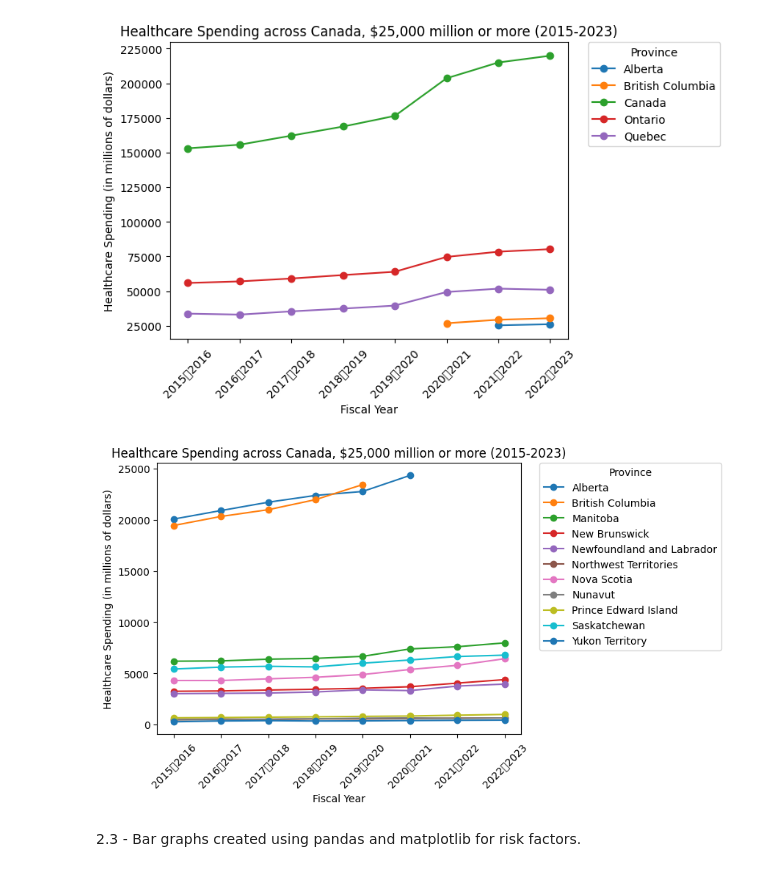
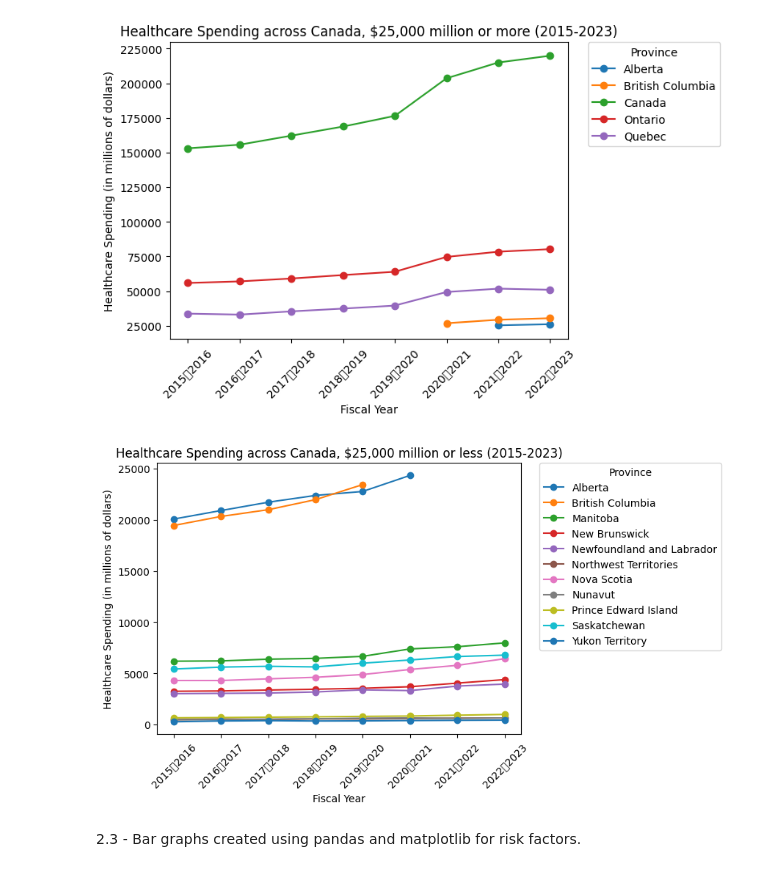
Before and after one commit to MuskanNarwal/Group-Project-3, a Jupyter notebook: CleaningandVisualizations/cleaningandvisualizations.ipynb, the cells around one changed output. Cells and saved outputs as stored; diff of their text form; code cells hidden in the pictures.

```diff
--- a/CleaningandVisualizations/cleaningandvisualizations.ipynb
+++ b/CleaningandVisualizations/cleaningandvisualizations.ipynb
@@ -868,15 +868,15 @@ plt.show()
 # %%
 #Plot the data for low spending
 spending_df1.plot(kind='line', marker='o')
-plt.title('Healthcare Spending across Canada, $25,000 million or more (2015-2023)')
+plt.title('Healthcare Spending across Canada, $25,000 million or less (2015-2023)')
 plt.xlabel('Fiscal Year')
 plt.ylabel('Healthcare Spending (in millions of dollars)')
 plt.legend(title='Province', bbox_to_anchor=(1.05, 1), loc='upper left', borderaxespad=0.)
 plt.xticks(rotation=45)
 plt.savefig(f"../Output/healthcare_spending_lessthan25k.png",bbox_inches='tight')
 plt.show()
 # %% [output]
-[figure, old version]
+[figure, new version]
 # %% [markdown]
 2.3 - Bar graphs created using pandas and matplotlib for risk factors.
 # %% [markdown]
```
